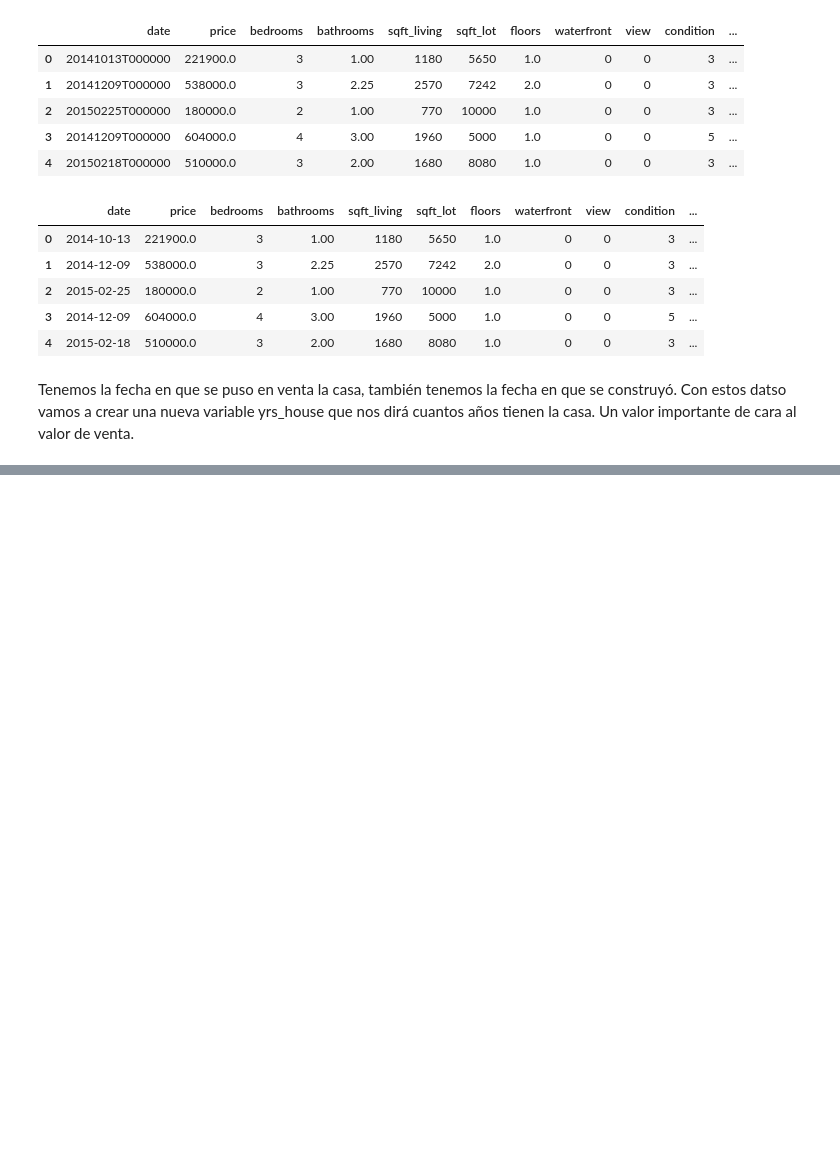
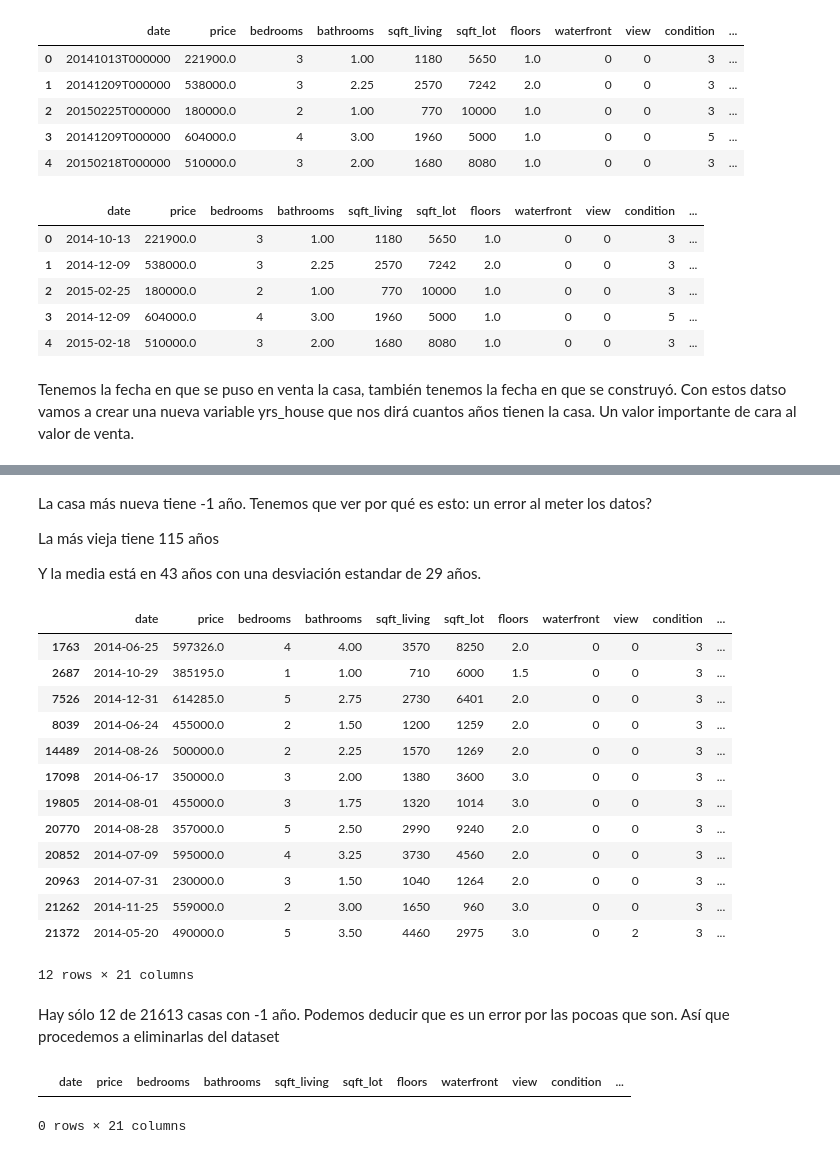
Before and after one commit to AI-School-F5-P2/Ml_training_SGS, a Jupyter notebook: UK houses.ipynb, the cells around one changed output, grey strips where cells are left out. Cells and saved outputs as stored; diff of their text form; code cells hidden in the pictures; blank space fills up the shorter version.

Commit message:
feat: se eliminan todas las filas en las que la edad de la casa sea < 0

```diff
--- a/UK houses.ipynb
+++ b/UK houses.ipynb
@@ -224,5 +224,8 @@ Tenemos la fecha en que se puso en venta la casa, también tenemos la fecha en q
 # %%
 # Año contruida - Año puesta en venta = yrs_house
 yrs_house = [df['date'][index].year - df['yr_built'][index] for index in range(df.shape[0])]
-yrs_house
+
+# Creamos la variable yrs_house en el dataset
+df['yrs_house'] = yrs_house
+df.head()
 # %% [output]
@@ -245,0 +255,25 @@ yrs_house
+# %% [markdown]
+La casa más nueva tiene -1 año. Tenemos que ver por qué es esto: un error al meter los datos?
+
+La más vieja tiene 115 años
+
+Y la media está en 43 años con una desviación estandar de 29 años.
+# %%
+df[df.yrs_house <0]
+# %% [output]
+|  | date | price | bedrooms | bathrooms | sqft_living | sqft_lot | floors | waterfront | view | condition | ... |
+| 1763 | 2014-06-25 | 597326.0 | 4 | 4.00 | 3570 | 8250 | 2.0 | 0 | 0 | 3 | ... |
+| 2687 | 2014-10-29 | 385195.0 | 1 | 1.00 | 710 | 6000 | 1.5 | 0 | 0 | 3 | ... |
+| 7526 | 2014-12-31 | 614285.0 | 5 | 2.75 | 2730 | 6401 | 2.0 | 0 | 0 | 3 | ... |
+| 8039 | 2014-06-24 | 455000.0 | 2 | 1.50 | 1200 | 1259 | 2.0 | 0 | 0 | 3 | ... |
+| 14489 | 2014-08-26 | 500000.0 | 2 | 2.25 | 1570 | 1269 | 2.0 | 0 | 0 | 3 | ... |
+| 17098 | 2014-06-17 | 350000.0 | 3 | 2.00 | 1380 | 3600 | 3.0 | 0 | 0 | 3 | ... |
+| 19805 | 2014-08-01 | 455000.0 | 3 | 1.75 | 1320 | 1014 | 3.0 | 0 | 0 | 3 | ... |
+| 20770 | 2014-08-28 | 357000.0 | 5 | 2.50 | 2990 | 9240 | 2.0 | 0 | 0 | 3 | ... |
+| 20852 | 2014-07-09 | 595000.0 | 4 | 3.25 | 3730 | 4560 | 2.0 | 0 | 0 | 3 | ... |
+| 20963 | 2014-07-31 | 230000.0 | 3 | 1.50 | 1040 | 1264 | 2.0 | 0 | 0 | 3 | ... |
+| 21262 | 2014-11-25 | 559000.0 | 2 | 3.00 | 1650 | 960 | 3.0 | 0 | 0 | 3 | ... |
+| 21372 | 2014-05-20 | 490000.0 | 5 | 3.50 | 4460 | 2975 | 3.0 | 0 | 2 | 3 | ... |
+12 rows × 21 columns
+# %% [markdown]
+Hay sólo 12 de 21613 casas con -1 año. Podemos deducir que es un error por las pocoas que son. Así que procedemos a eliminarlas del dataset
@@ -245,0 +284,6 @@ yrs_house
+# %%
+# Comprobamos
+df[df.yrs_house <0]
+# %% [output]
+|  | date | price | bedrooms | bathrooms | sqft_living | sqft_lot | floors | waterfront | view | condition | ... |
+0 rows × 21 columns
```
Also changed, not shown: parts of 4 cells of this notebook.
